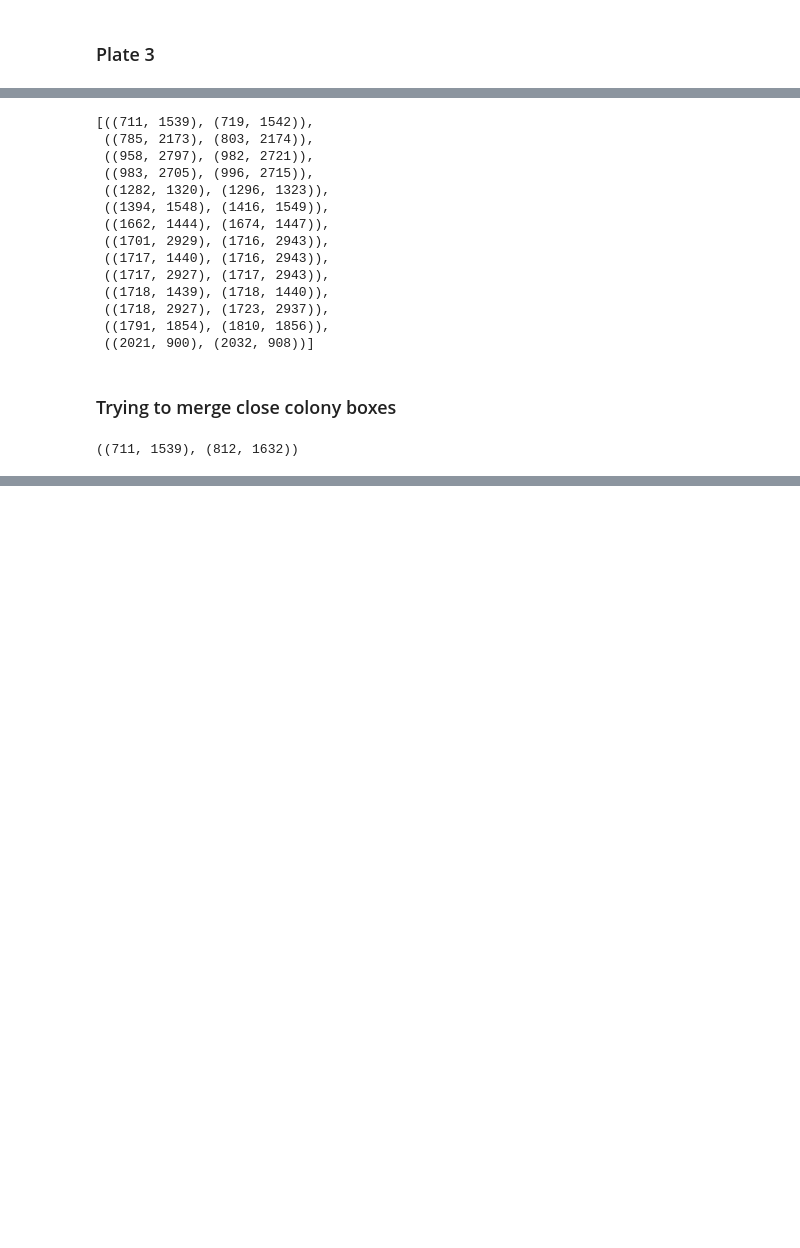
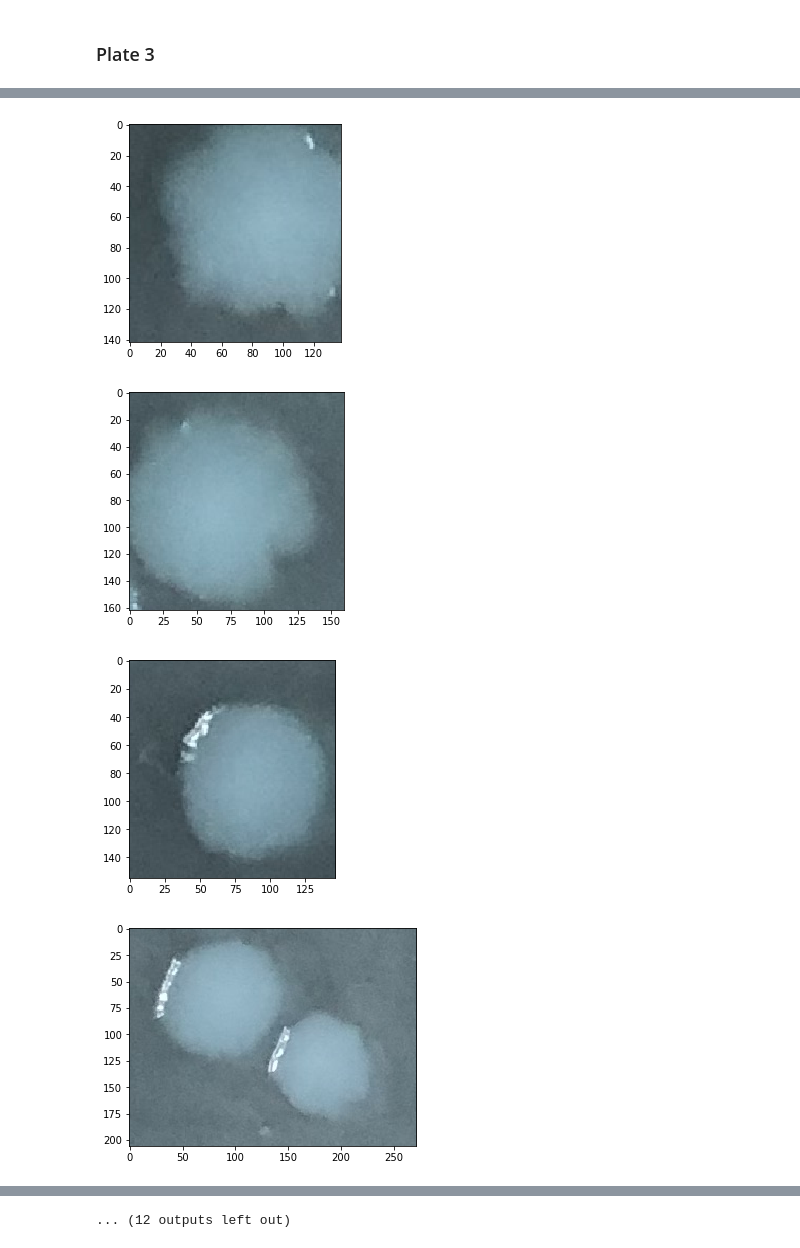
Before and after one commit to aschams/Marsican, a Jupyter notebook: Detect_Circles.ipynb, the cells around one changed output, grey strips where cells are left out. Drawn from its saved outputs; the diff is of its cells as text; code cells hidden in the pictures; blank space fills up the shorter version.

Commit message:
got image to feed to NN

```diff
--- a/Detect_Circles.ipynb
+++ b/Detect_Circles.ipynb
@@ -334,4 +316,5 @@ complete_fit("/Volumes/Samsung_T5/Colonies_Data/data/plate 81_50.png",
 mc3 = complete_fit("/Volumes/Samsung_T5/Segmentation_Data/Sukharev_Lab_Data/plates/MJF465_400mOsm_37(1).JPG",
                    "/Volumes/Samsung_T5/Segmentation_Data/Sukharev_Lab_Data/colonies/MJF465_400mOsm_37(1)_colony.jpg",
                    "res_37(1).png",
-                   "res_37(1)_count.png")
+                   "res_37(1)_count.png",
+                   threshold=0.6)
@@ -609,19 +320,0 @@ True
-# %%
-unique_locs
-# %% [output]
-[((711, 1539), (719, 1542)),
- ((785, 2173), (803, 2174)),
- ((958, 2797), (982, 2721)),
- ((983, 2705), (996, 2715)),
- ((1282, 1320), (1296, 1323)),
- ((1394, 1548), (1416, 1549)),
- ((1662, 1444), (1674, 1447)),
- ((1701, 2929), (1716, 2943)),
- ((1717, 1440), (1716, 2943)),
- ((1717, 2927), (1717, 2943)),
- ((1718, 1439), (1718, 1440)),
- ((1718, 2927), (1723, 2937)),
- ((1791, 1854), (1810, 1856)),
- ((2021, 900), (2032, 908))]
-# %% [markdown]
-### Trying to merge close colony boxes
@@ -635,12 +320,0 @@ for location1 in true_unique_locs:
-# %%
-first_box = ul_br_locs[0]
-overlapped_boxes = []
-for box in ul_br_locs[:5]:
-    if overlap(box, first_box):
-        overlapped_boxes.append(box)
-
-farthest_box = find_farthest(first_box, overlapped_boxes)
-new_box = merge_boxes(first_box, farthest_box)
-new_box
-# %% [output]
-((711, 1539), (812, 1632))
@@ -658,0 +321,9 @@ for fb in ul_br_locs_c:
+# %%
+for colony in mc3:
+    plt.figure()
+    plt.imshow(colony)
+# %% [output]
+[figure, added]
+[figure, added]
+[figure, added]
+[figure, added]
@@ -658,0 +338 @@ for fb in ul_br_locs_c:
+... (12 outputs left out)
```
Also changed, not shown: parts of 40 cells of this notebook.
